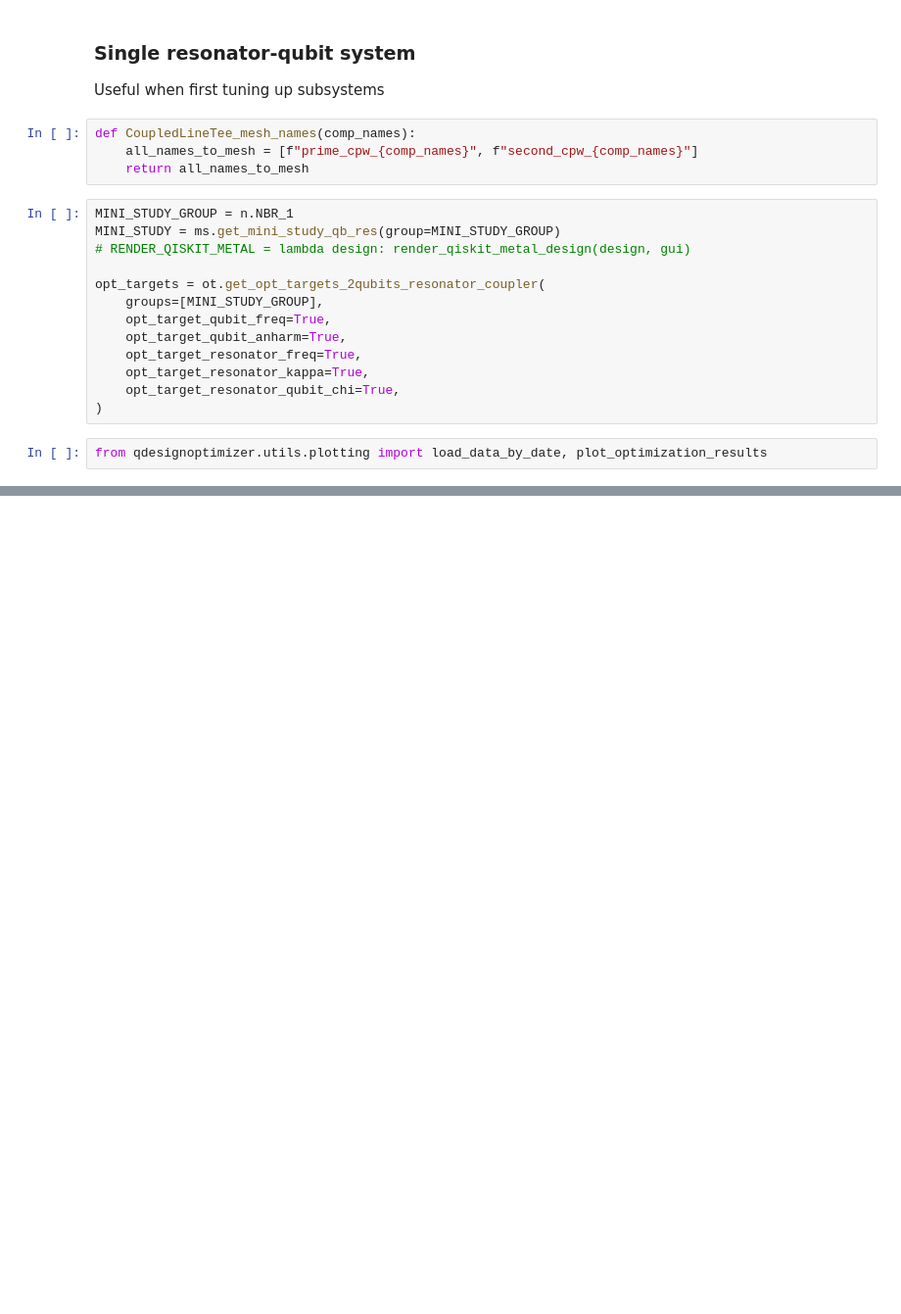
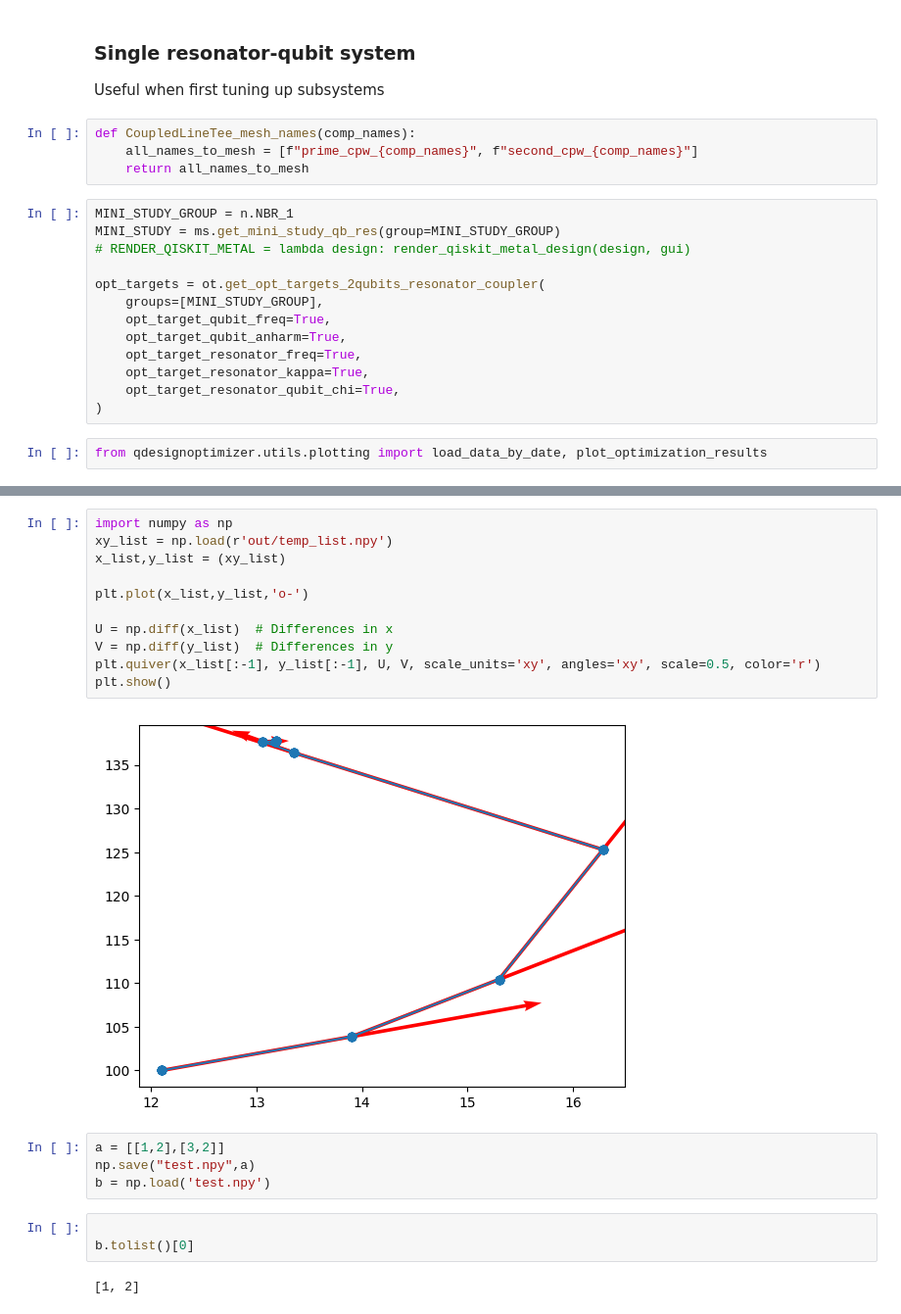
Before and after one commit to 202Q-lab/QDesignOptimizer, a Jupyter notebook: projects/example_coupled_transmon_chip/test_tbd.ipynb, the cells around one changed output, grey strips where cells are left out. Shown: that part at 98% size. Drawn from its saved outputs; the diff is of its cells as text; blank space fills up the shorter version.

```diff
--- a/projects/example_coupled_transmon_chip/test_tbd.ipynb
+++ b/projects/example_coupled_transmon_chip/test_tbd.ipynb
@@ -69,0 +110,22 @@ plot_optimization_results(files,opt_target_list=opt_targets,plot_design_variable
+# %%
+import numpy as np
+xy_list = np.load(r'out/temp_list.npy')
+x_list,y_list = (xy_list)
+
+plt.plot(x_list,y_list,'o-')
+
+U = np.diff(x_list)  # Differences in x
+V = np.diff(y_list)  # Differences in y
+plt.quiver(x_list[:-1], y_list[:-1], U, V, scale_units='xy', angles='xy', scale=0.5, color='r')
+plt.show()
+# %% [output]
+[figure, added]
+# %%
+a = [[1,2],[3,2]]
+np.save("test.npy",a)
+b = np.load('test.npy')
+# %%
+
+b.tolist()[0]
+# %% [output]
+[1, 2]
```
Also changed, not shown: parts of 7 cells of this notebook, 6 other files.
